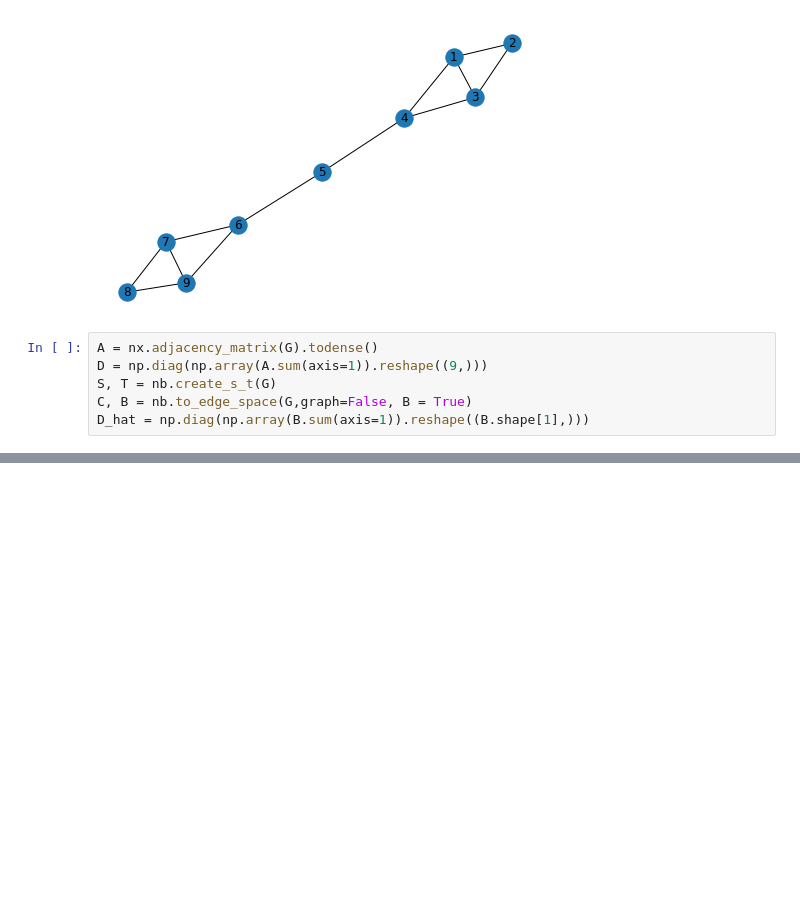
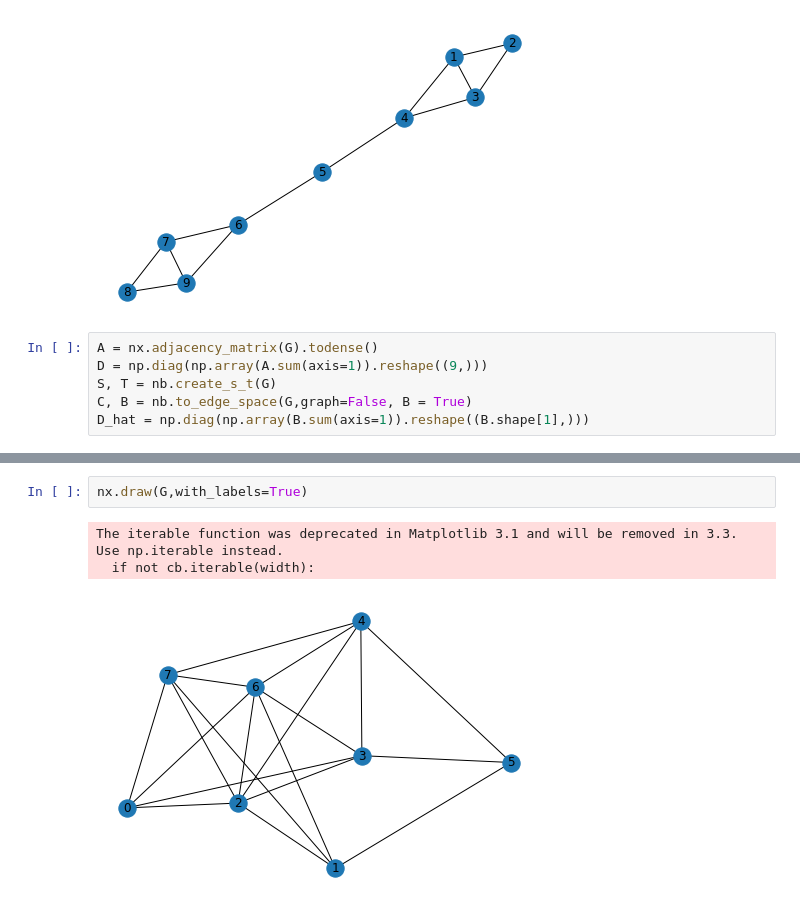
Before and after one commit to cglover13/research, a Jupyter notebook: Kempton/bipartite_pagerank.ipynb, the cells around one changed output, grey strips where cells are left out. Drawn from its saved outputs; the diff is of its cells as text; blank space fills up the shorter version.

```diff
--- a/Kempton/bipartite_pagerank.ipynb
+++ b/Kempton/bipartite_pagerank.ipynb
@@ -438,0 +419,6 @@ KendalltauResult(correlation=0.8944271909999157, pvalue=0.03671385636270413)
+# %%
+nx.draw(G,with_labels=True)
+# %% [output]
+The iterable function was deprecated in Matplotlib 3.1 and will be removed in 3.3. Use np.iterable instead.
+  if not cb.iterable(width):
+[figure, added]
```
Also changed, not shown: parts of 7 cells of this notebook, 1 other file.
